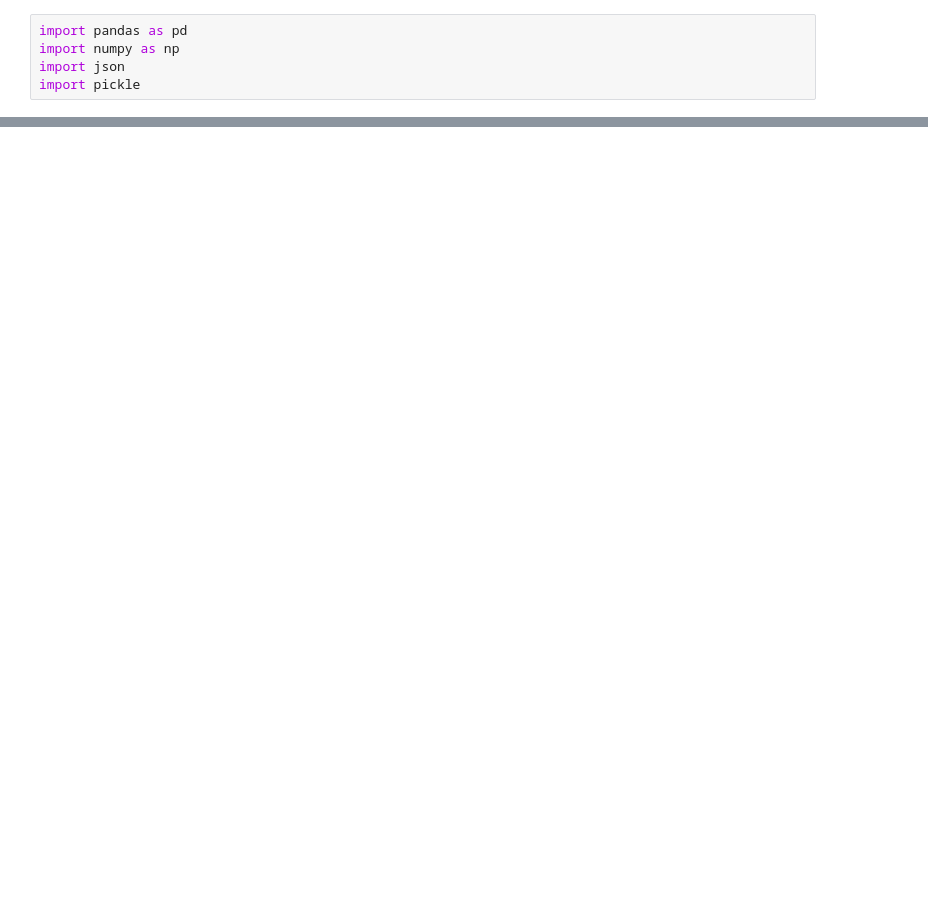
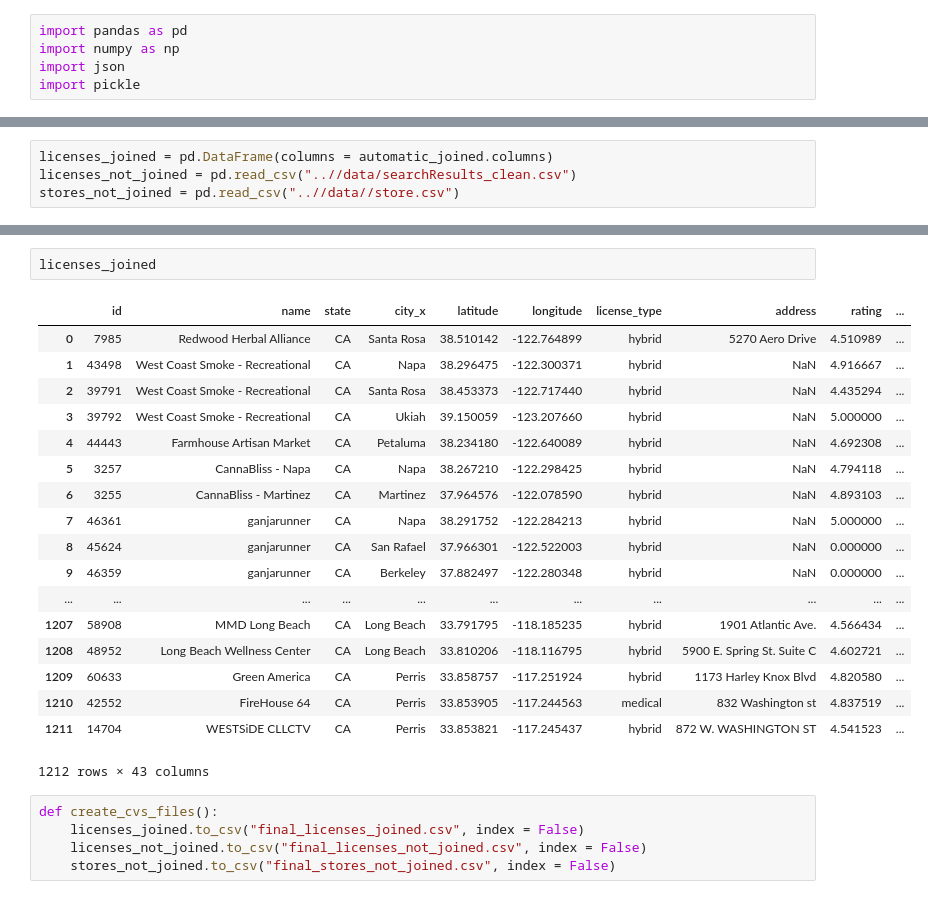
Before and after one commit to pirateroberts404/vape-scrape, a Jupyter notebook: interface/interface_exploration.ipynb, the cells around one changed output, grey strips where cells are left out. Saved outputs shown, nothing was run; the diff lists cells and outputs as text; blank space fills up the shorter version.

```diff
--- a/interface/interface_exploration.ipynb
+++ b/interface/interface_exploration.ipynb
@@ -110,0 +58,4 @@ licenses_joined_pd[licenses_joined_pd['id'] == 31432]
+# %%
+licenses_joined = pd.DataFrame(columns = automatic_joined.columns)
+licenses_not_joined = pd.read_csv("..//data/searchResults_clean.csv")
+stores_not_joined = pd.read_csv("..//data//store.csv")
@@ -110,0 +107,26 @@ licenses_joined_pd[licenses_joined_pd['id'] == 31432]
+# %%
+licenses_joined
+# %% [output]
+|  | id | name | state | city_x | latitude | longitude | license_type | address | rating | ... |
+| 0 | 7985 | Redwood Herbal Alliance | CA | Santa Rosa | 38.510142 | -122.764899 | hybrid | 5270 Aero Drive | 4.510989 | ... |
+| 1 | 43498 | West Coast Smoke - Recreational | CA | Napa | 38.296475 | -122.300371 | hybrid | NaN | 4.916667 | ... |
+| 2 | 39791 | West Coast Smoke - Recreational | CA | Santa Rosa | 38.453373 | -122.717440 | hybrid | NaN | 4.435294 | ... |
+| 3 | 39792 | West Coast Smoke - Recreational | CA | Ukiah | 39.150059 | -123.207660 | hybrid | NaN | 5.000000 | ... |
+| 4 | 44443 | Farmhouse Artisan Market | CA | Petaluma | 38.234180 | -122.640089 | hybrid | NaN | 4.692308 | ... |
+| 5 | 3257 | CannaBliss - Napa | CA | Napa | 38.267210 | -122.298425 | hybrid | NaN | 4.794118 | ... |
+| 6 | 3255 | CannaBliss - Martinez | CA | Martinez | 37.964576 | -122.078590 | hybrid | NaN | 4.893103 | ... |
+| 7 | 46361 | ganjarunner | CA | Napa | 38.291752 | -122.284213 | hybrid | NaN | 5.000000 | ... |
+| 8 | 45624 | ganjarunner | CA | San Rafael | 37.966301 | -122.522003 | hybrid | NaN | 0.000000 | ... |
+| 9 | 46359 | ganjarunner | CA | Berkeley | 37.882497 | -122.280348 | hybrid | NaN | 0.000000 | ... |
+| ... | ... | ... | ... | ... | ... | ... | ... | ... | ... | ... |
+| 1207 | 58908 | MMD Long Beach | CA | Long Beach | 33.791795 | -118.185235 | hybrid | 1901 Atlantic Ave. | 4.566434 | ... |
+| 1208 | 48952 | Long Beach Wellness Center | CA | Long Beach | 33.810206 | -118.116795 | hybrid | 5900 E. Spring St. Suite C | 4.602721 | ... |
+| 1209 | 60633 | Green America | CA | Perris | 33.858757 | -117.251924 | hybrid | 1173 Harley Knox Blvd | 4.820580 | ... |
+| 1210 | 42552 | FireHouse 64 | CA | Perris | 33.853905 | -117.244563 | medical | 832 Washington st | 4.837519 | ... |
+| 1211 | 14704 | WESTSiDE CLLCTV | CA | Perris | 33.853821 | -117.245437 | hybrid | 872 W. WASHINGTON ST | 4.541523 | ... |
+1212 rows × 43 columns
+# %%
+def create_cvs_files():
+    licenses_joined.to_csv("final_licenses_joined.csv", index = False)
+    licenses_not_joined.to_csv("final_licenses_not_joined.csv", index = False)
+    stores_not_joined.to_csv("final_stores_not_joined.csv", index = False)
```
Also changed, not shown: parts of 33 cells of this notebook.
